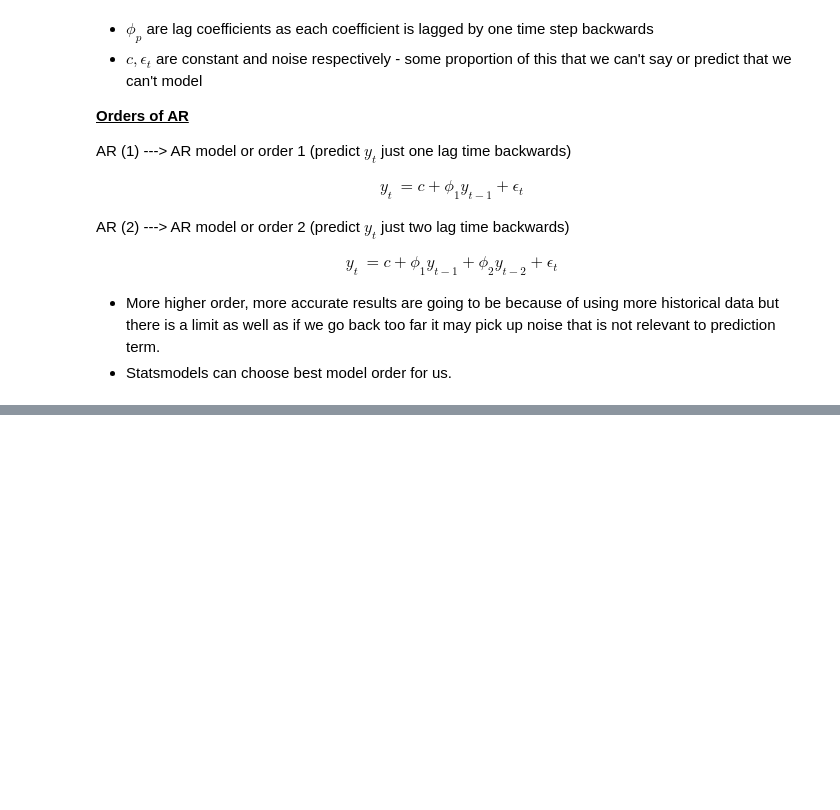
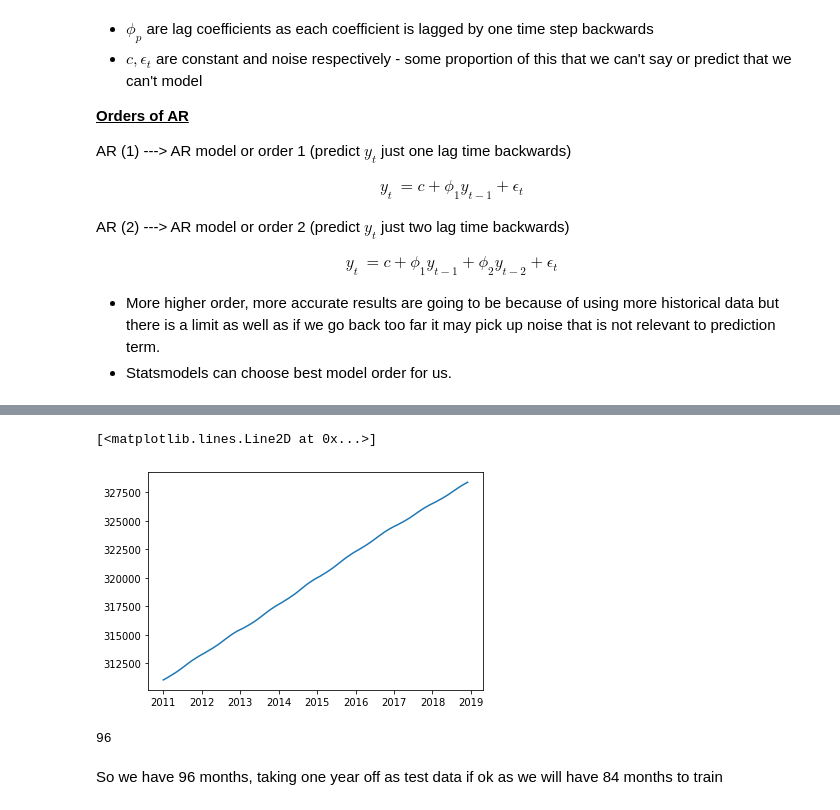
Before and after one commit to worklifesg/Time-Series-Forecasting-and-Analysis, a Jupyter notebook: 3. General Forcasting Methods/3_ARIMA.ipynb, the cells around one changed output, grey strips where cells are left out. Cells and saved outputs as stored; diff of their text form; code cells hidden in the pictures; blank space fills up the shorter version.

```diff
--- a/3. General Forcasting Methods/3_ARIMA.ipynb
+++ b/3. General Forcasting Methods/3_ARIMA.ipynb
@@ -111,0 +120,4 @@ y_t &=c+\phi_1 y_{t-1}+ \phi_2 y_{t-2} + \epsilon_t
+# %%
+df = pd.read_csv('uspopulation.csv',index_col='DATE',parse_dates=True)
+df.index.freq='MS'
+df.head()
@@ -111,0 +132,11 @@ y_t &=c+\phi_1 y_{t-1}+ \phi_2 y_{t-2} + \epsilon_t
+# %%
+plt.plot(df['PopEst']) #minute seasonality, AR can fit this data quite well.
+# %% [output]
+[<matplotlib.lines.Line2D at 0x...>]
+[figure, added]
+# %%
+len(df)
+# %% [output]
+96
+# %% [markdown]
+So we have 96 months, taking one year off as test data if ok as we will have 84 months to train
```
Also changed, not shown: parts of 23 cells of this notebook.
